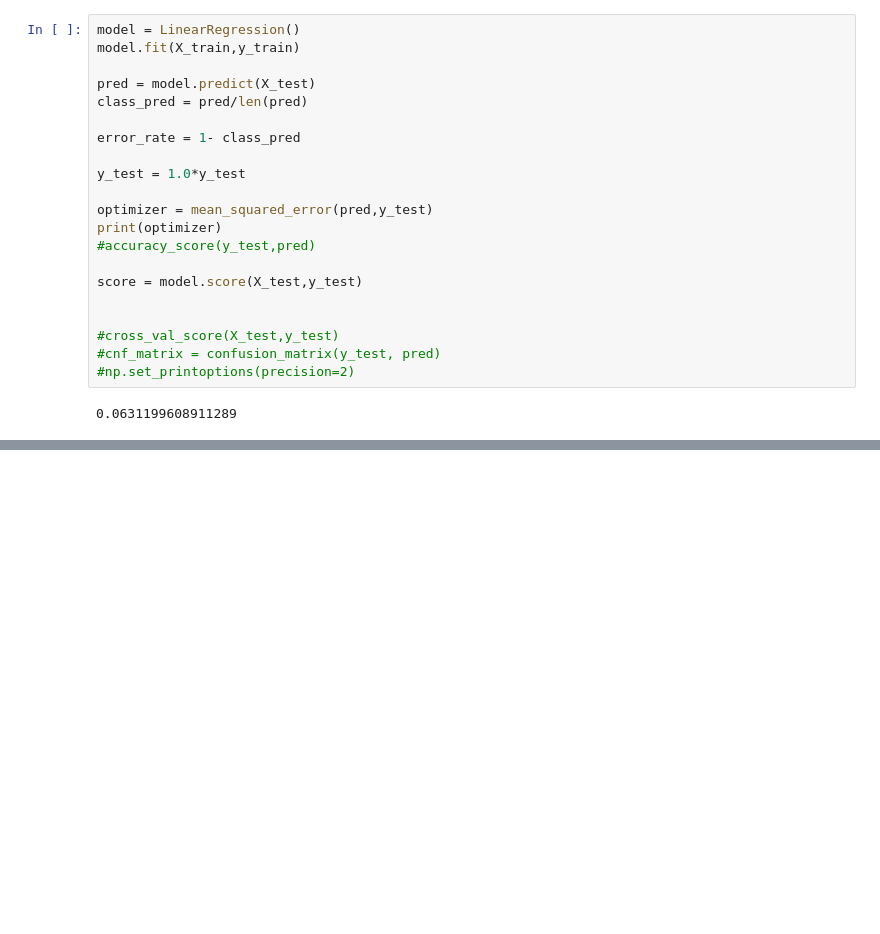
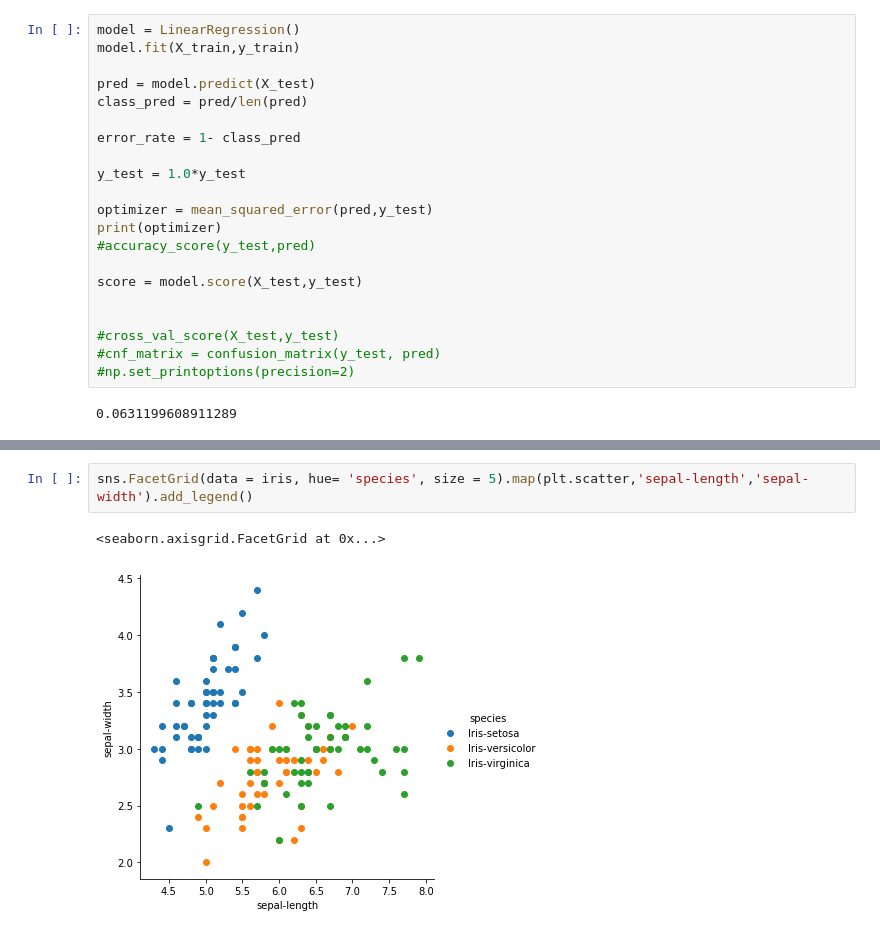
Before and after one commit to redman157/HocML, a Jupyter notebook: Linear-Iris.ipynb, the cells around one changed output, grey strips where cells are left out. Saved outputs shown, nothing was run; the diff lists cells and outputs as text; blank space fills up the shorter version.

```diff
--- a/Linear-Iris.ipynb
+++ b/Linear-Iris.ipynb
@@ -150,0 +155,5 @@ X_train.shape[0]
+# %%
+sns.FacetGrid(data = iris, hue= 'species', size = 5).map(plt.scatter,'sepal-length','sepal-width').add_legend()
+# %% [output]
+<seaborn.axisgrid.FacetGrid at 0x...>
+[figure, added]
```
Also changed, not shown: parts of 10 cells of this notebook.
